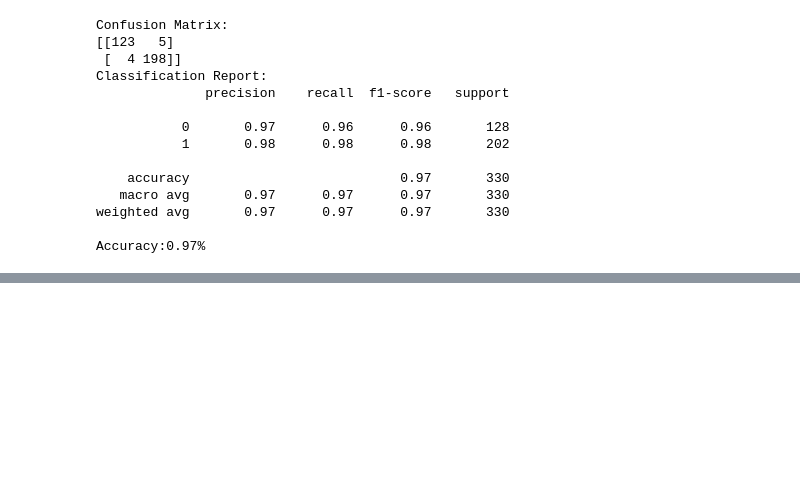
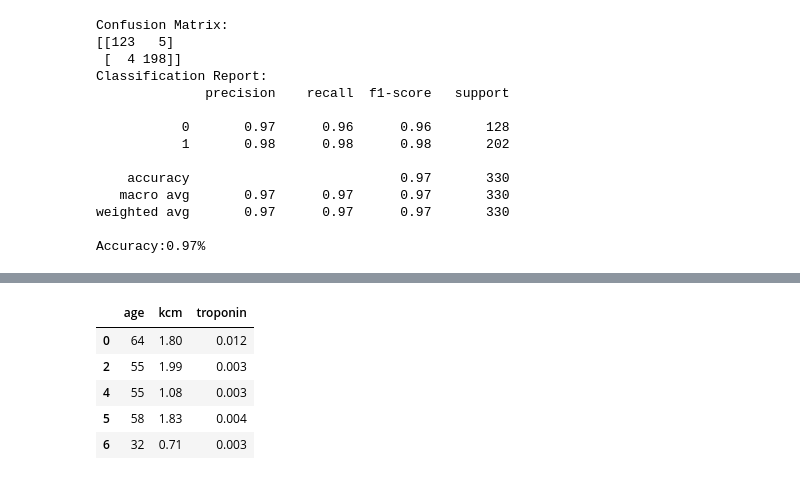
Before and after one commit to jmrodriguez2552/CEDAPY_25_26, a Jupyter notebook: ANALISIS_DATOS_PYTHON/NOTEBOOKS/EJERCICIOS/heart_attack/Heart-Attack.ipynb, the cells around one changed output, grey strips where cells are left out. Cells and saved outputs as stored; diff of their text form; code cells hidden in the pictures; blank space fills up the shorter version.

```diff
--- a/ANALISIS_DATOS_PYTHON/NOTEBOOKS/EJERCICIOS/heart_attack/Heart-Attack.ipynb
+++ b/ANALISIS_DATOS_PYTHON/NOTEBOOKS/EJERCICIOS/heart_attack/Heart-Attack.ipynb
@@ -264,0 +321,10 @@ Accuracy:0.97%
+# %%
+columnas_deseadas = ['age', 'kcm', 'troponin']
+df_heart_attack.loc[df_heart_attack['class']=='negative', columnas_deseadas].head()
+# %% [output]
+|  | age | kcm | troponin |
+| 0 | 64 | 1.80 | 0.012 |
+| 2 | 55 | 1.99 | 0.003 |
+| 4 | 55 | 1.08 | 0.003 |
+| 5 | 58 | 1.83 | 0.004 |
+| 6 | 32 | 0.71 | 0.003 |
```
Also changed, not shown: parts of 7 cells of this notebook.
